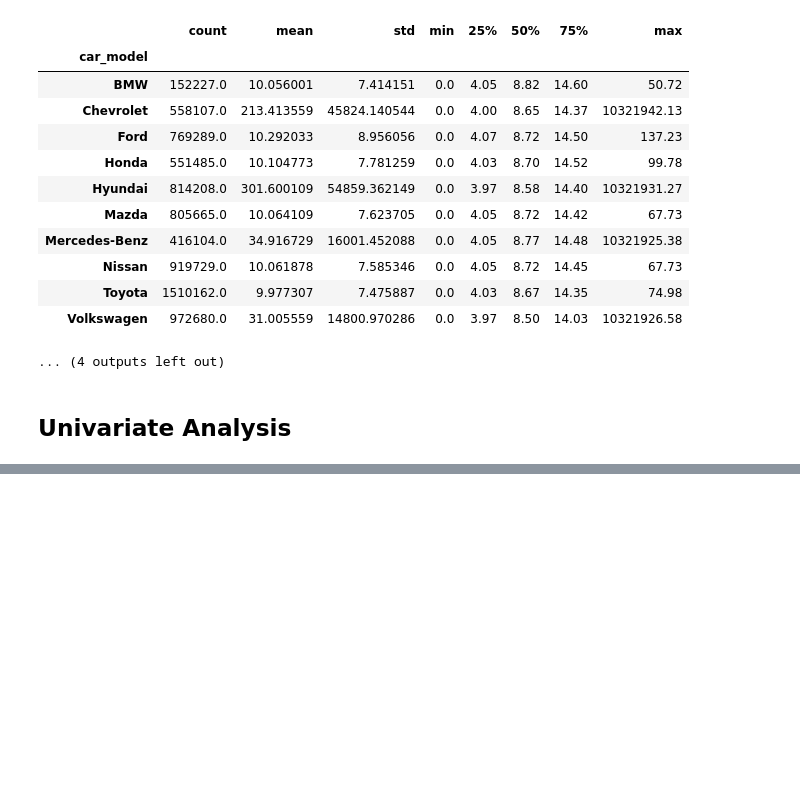
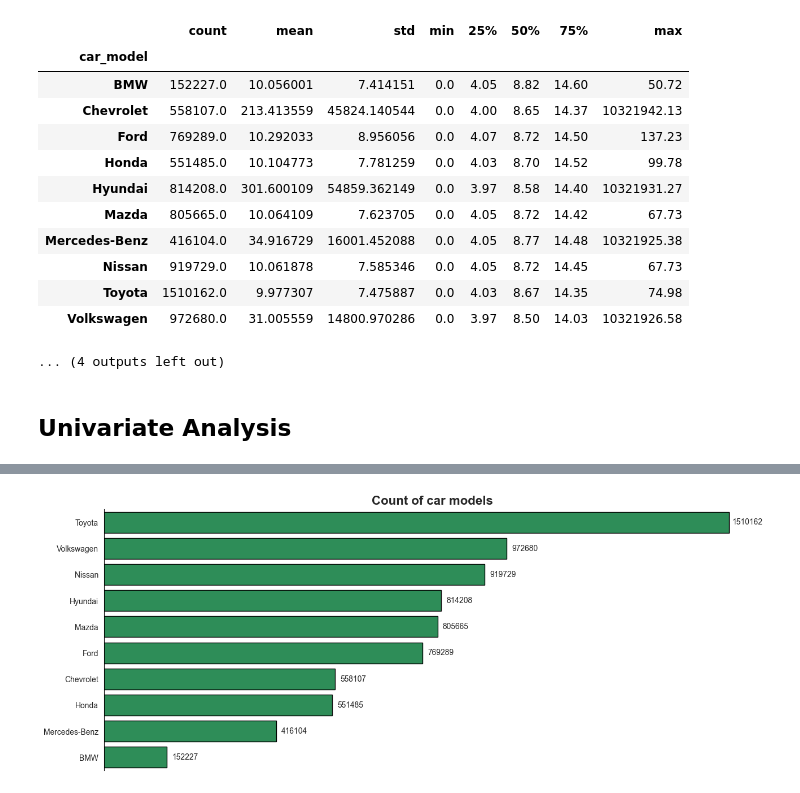
Before and after one commit to timothyckl/Just-Taxi-Analysis, a Jupyter notebook: analysis/eda.ipynb, the cells around one changed output, grey strips where cells are left out. Saved outputs shown, nothing was run; the diff lists cells and outputs as text; code cells hidden in the pictures; blank space fills up the shorter version.

```diff
--- a/analysis/eda.ipynb
+++ b/analysis/eda.ipynb
@@ -353,0 +419,25 @@ Trip duration (m) by car model
+# %%
+# plot horizontal countplot of car models in order of count
+plt.figure(figsize=(15, 6))
+ax = sns.countplot(y=cleaned_df['car_model'], order=cleaned_df['car_model'].value_counts().index,
+                color=palette[0], edgecolor='k')
+
+plt.title('Count of car models', fontsize=16, fontweight='semibold', **hfont)
+plt.xticks([])
+plt.xlabel('')
+plt.ylabel('')
+ax.spines['top'].set_visible(False)
+ax.spines['right'].set_visible(False)
+ax.spines['left'].set_color('k')
+ax.spines['bottom'].set_visible(False)
+
+# annotate countplot
+for p in ax.patches:
+    ax.annotate(f'{p.get_width():.0f}', (p.get_width() + 10**4.4, p.get_y() + p.get_height() / 2.),
+                ha='center', va='center', xytext=(10, 0), textcoords='offset points', fontsize=10)
+
+# highlight top 3 car models - WIP
+
+plt.show()
+# %% [output]
+[figure, added]
```
Also changed, not shown: parts of 7 cells of this notebook.
